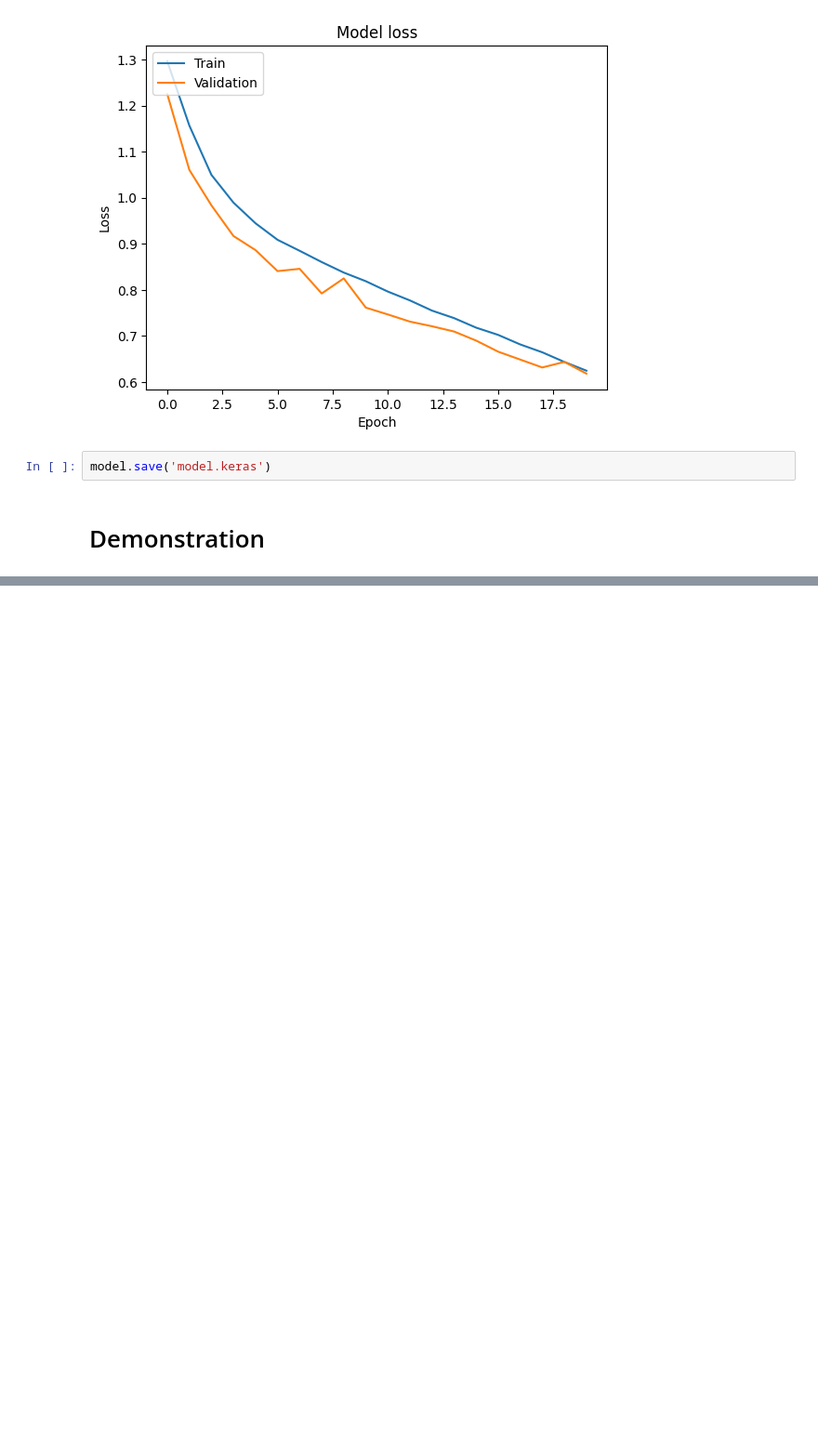
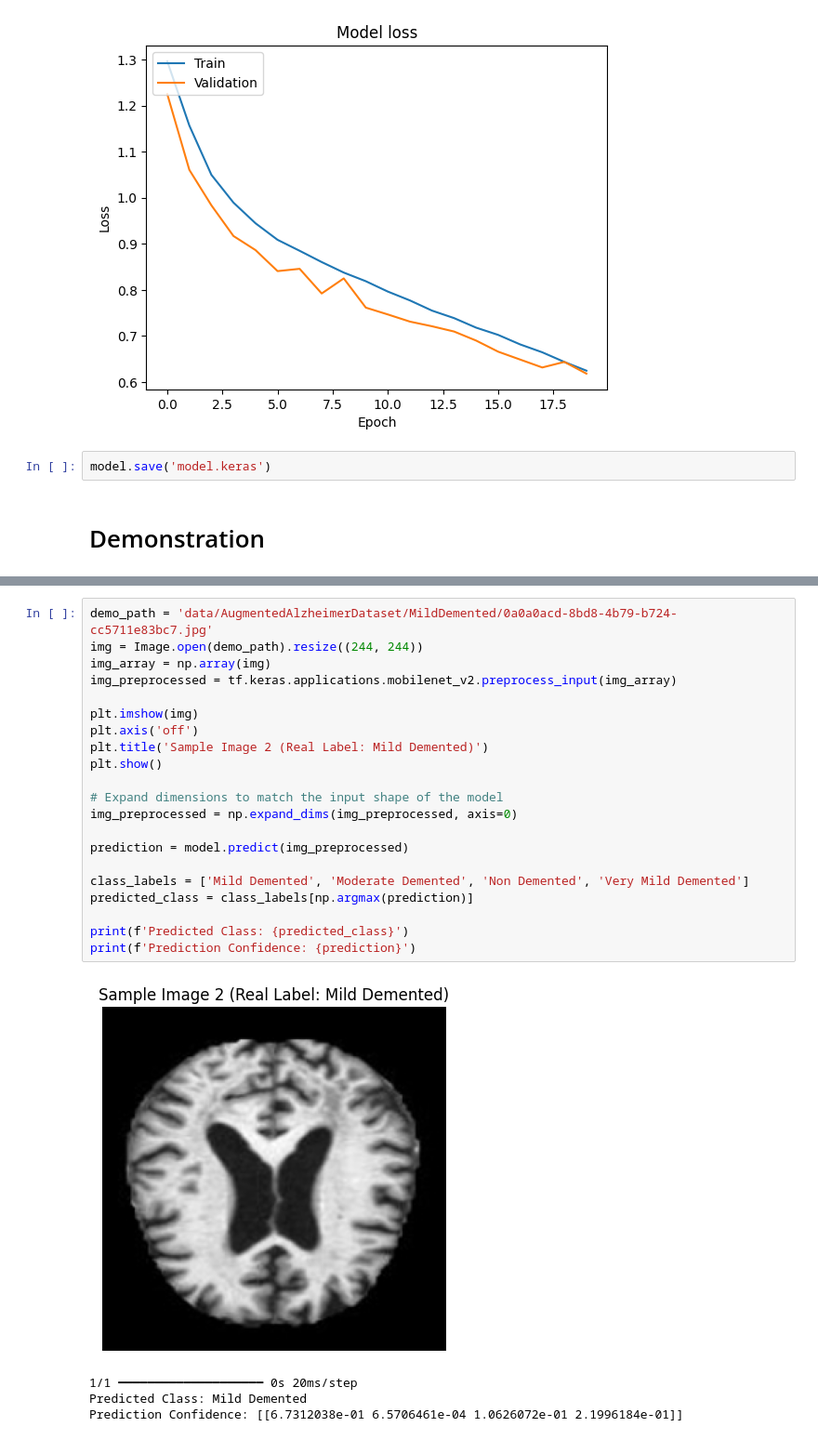
Before and after one commit to ToaStyToaFu/CompBioAoL, a Jupyter notebook: main.ipynb, the cells around one changed output, grey strips where cells are left out. Shown at 93% size. Saved outputs shown, nothing was run; the diff lists cells and outputs as text; blank space fills up the shorter version.

```diff
--- a/main.ipynb
+++ b/main.ipynb
@@ -242,2 +241,28 @@ WARNING:tensorflow:6 out of the last 6 calls to <function TensorFlowTrainer.make
 Predicted Class: Non Demented
 Prediction Confidence: [[4.0676082e-03 9.7484940e-07 9.5912194e-01 3.6809471e-02]]
+# %%
+demo_path = 'data/AugmentedAlzheimerDataset/MildDemented/0a0a0acd-8bd8-4b79-b724-cc5711e83bc7.jpg'
+img = Image.open(demo_path).resize((244, 244))
+img_array = np.array(img)
+img_preprocessed = tf.keras.applications.mobilenet_v2.preprocess_input(img_array)
+
+plt.imshow(img)
+plt.axis('off')
+plt.title('Sample Image 2 (Real Label: Mild Demented)')
+plt.show()
+
+# Expand dimensions to match the input shape of the model
+img_preprocessed = np.expand_dims(img_preprocessed, axis=0)
+
+prediction = model.predict(img_preprocessed)
+
+class_labels = ['Mild Demented', 'Moderate Demented', 'Non Demented', 'Very Mild Demented']
+predicted_class = class_labels[np.argmax(prediction)]
+
+print(f'Predicted Class: {predicted_class}')
+print(f'Prediction Confidence: {prediction}')
+# %% [output]
+[figure, added]
+1/1 ━━━━━━━━━━━━━━━━━━━━ 0s 20ms/step
+Predicted Class: Mild Demented
+Prediction Confidence: [[6.7312038e-01 6.5706461e-04 1.0626072e-01 2.1996184e-01]]
```
Also changed, not shown: parts of 2 cells of this notebook.
